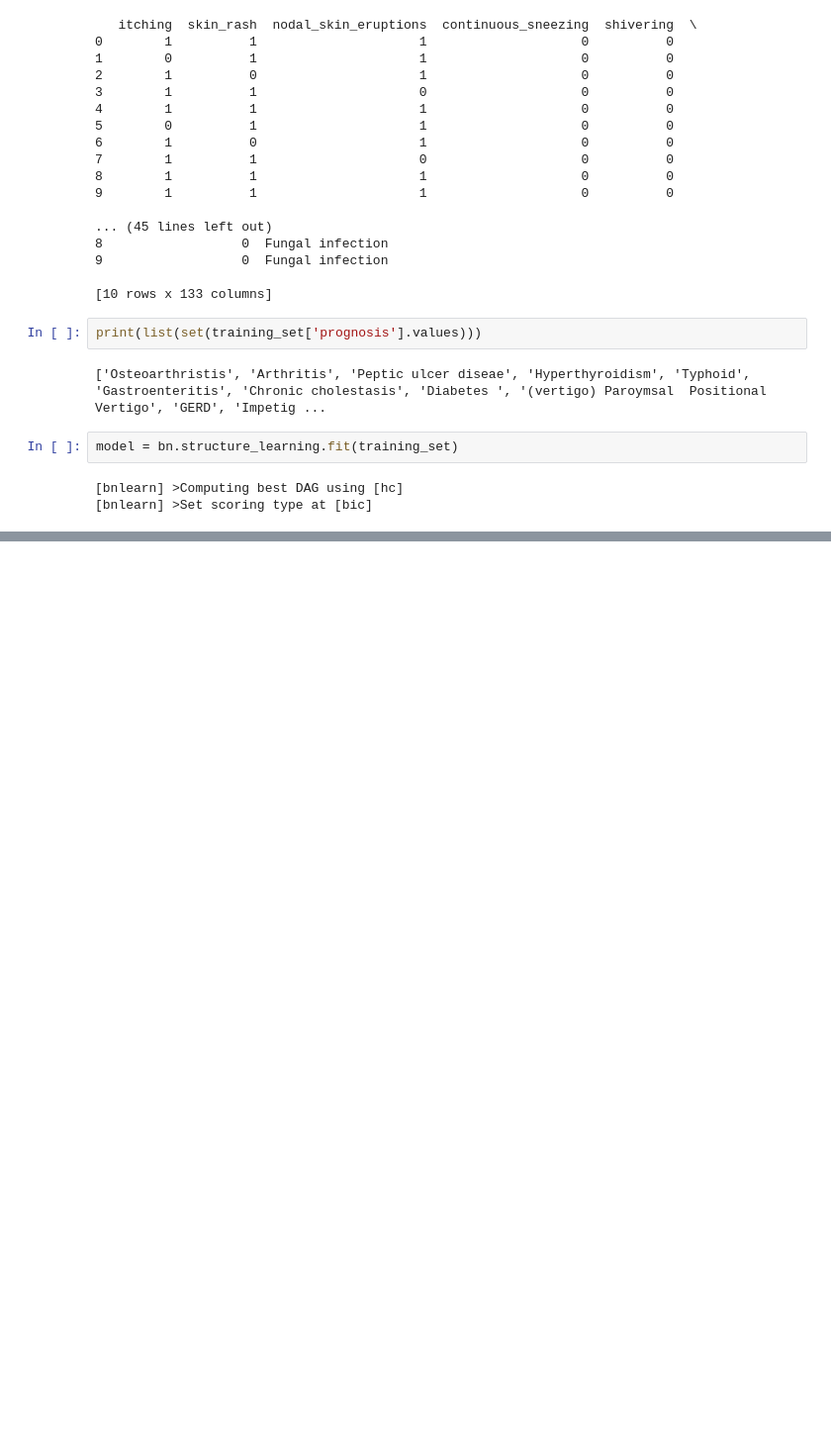
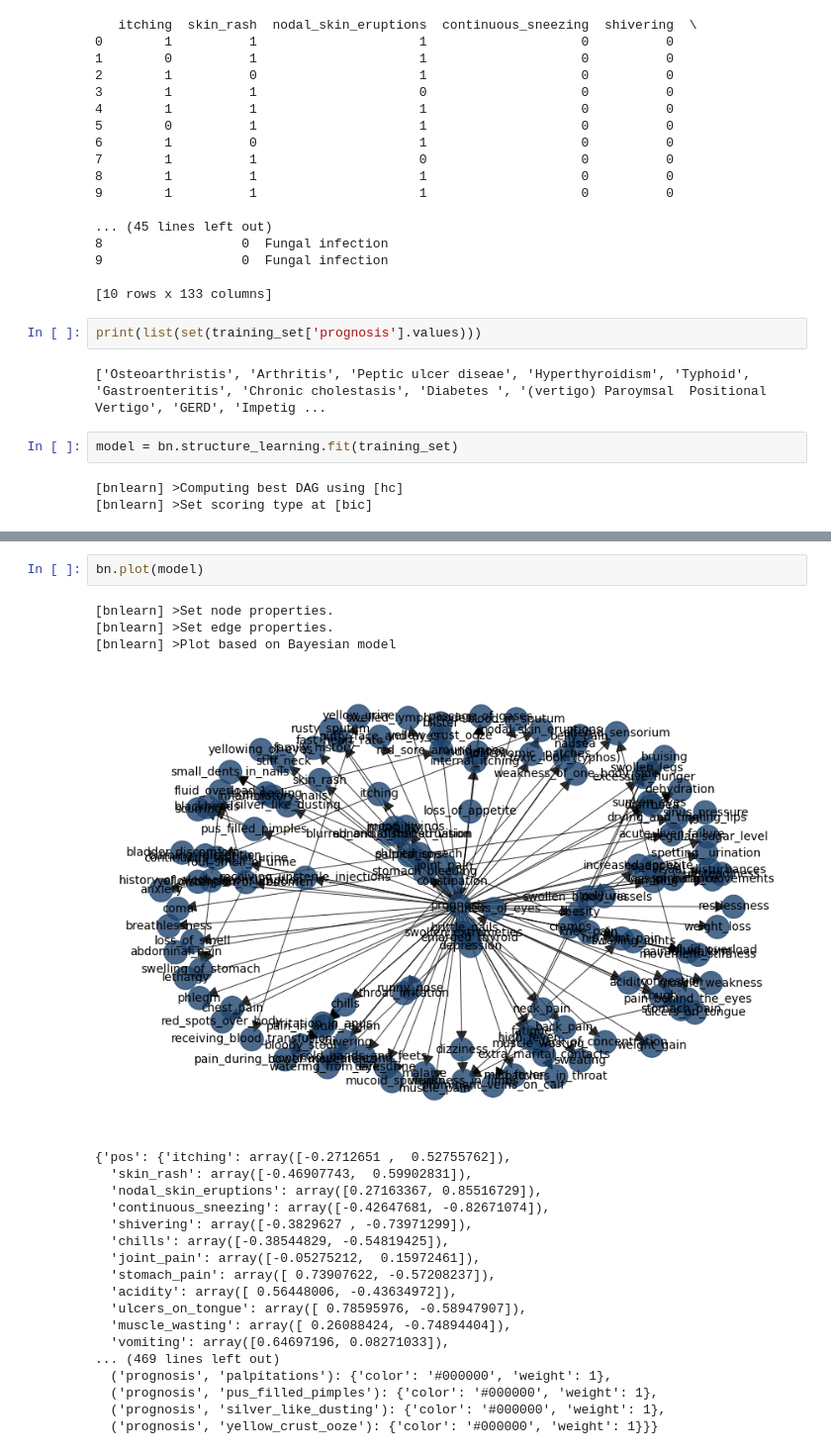
Before and after one commit to vladyslavmakartet/earin_labs, a Jupyter notebook: lab7/task.ipynb, the cells around one changed output, grey strips where cells are left out. Shown at 99% size. Drawn from its saved outputs; the diff is of its cells as text; blank space fills up the shorter version.

```diff
--- a/lab7/task.ipynb
+++ b/lab7/task.ipynb
@@ -76,0 +62,24 @@ prognosis                            False               True      False
+# %%
+bn.plot(model)
+# %% [output]
+[bnlearn] >Set node properties.
+[bnlearn] >Set edge properties.
+[bnlearn] >Plot based on Bayesian model
+[figure, added]
+{'pos': {'itching': array([-0.2712651 ,  0.52755762]),
+  'skin_rash': array([-0.46907743,  0.59902831]),
+  'nodal_skin_eruptions': array([0.27163367, 0.85516729]),
+  'continuous_sneezing': array([-0.42647681, -0.82671074]),
+  'shivering': array([-0.3829627 , -0.73971299]),
+  'chills': array([-0.38544829, -0.54819425]),
+  'joint_pain': array([-0.05275212,  0.15972461]),
+  'stomach_pain': array([ 0.73907622, -0.57208237]),
+  'acidity': array([ 0.56448006, -0.43634972]),
+  'ulcers_on_tongue': array([ 0.78595976, -0.58947907]),
+  'muscle_wasting': array([ 0.26088424, -0.74894404]),
+  'vomiting': array([0.64697196, 0.08271033]),
+... (469 lines left out)
+  ('prognosis', 'palpitations'): {'color': '#000000', 'weight': 1},
+  ('prognosis', 'pus_filled_pimples'): {'color': '#000000', 'weight': 1},
+  ('prognosis', 'silver_like_dusting'): {'color': '#000000', 'weight': 1},
+  ('prognosis', 'yellow_crust_ooze'): {'color': '#000000', 'weight': 1}}}
```
Also changed, not shown: parts of 2 cells of this notebook.
